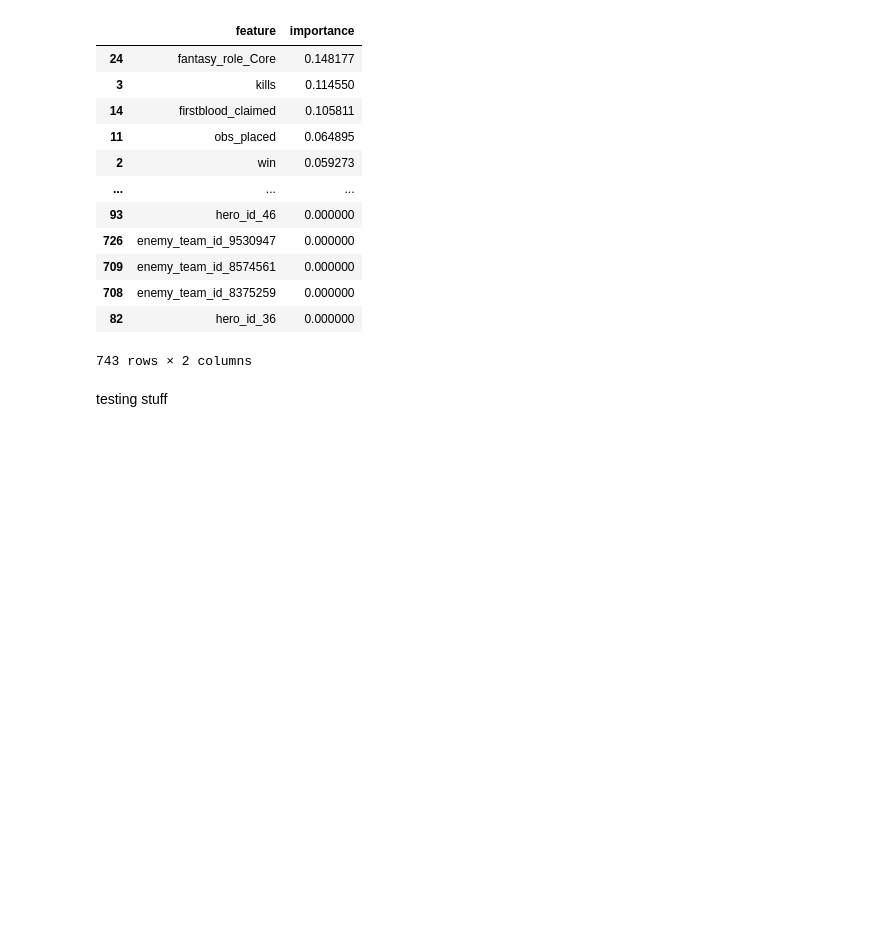
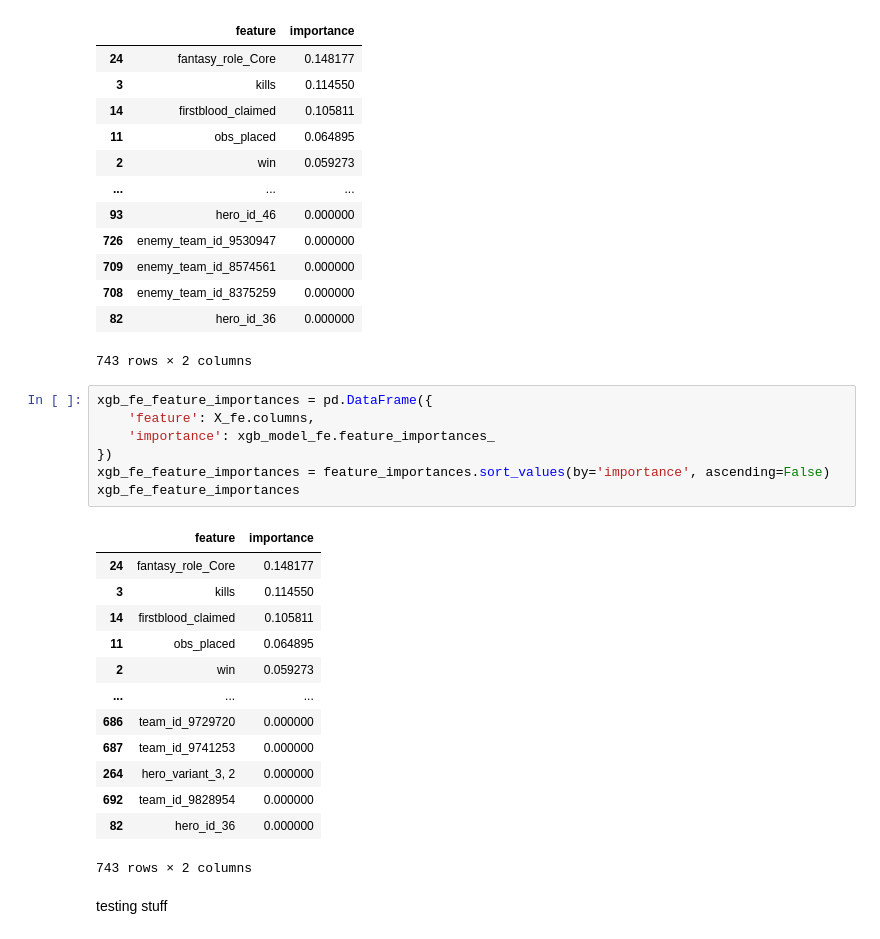
Before and after one commit to Burny101/dota-fantasy, a Jupyter notebook: model_prep.ipynb, the cells around one changed output. Drawn from its saved outputs; the diff is of its cells as text; blank space fills up the shorter version.

Commit message:
Add Feature Imporance for each model

```diff
--- a/model_prep.ipynb
+++ b/model_prep.ipynb
@@ -304,6 +304,27 @@ feature_importances
 | 708 | enemy_team_id_8375259 | 0.000000 |
 | 82 | hero_id_36 | 0.000000 |
 743 rows × 2 columns
+# %%
+xgb_fe_feature_importances = pd.DataFrame({
+    'feature': X_fe.columns,
+    'importance': xgb_model_fe.feature_importances_
+})
+xgb_fe_feature_importances = feature_importances.sort_values(by='importance', ascending=False)
+xgb_fe_feature_importances
+# %% [output]
+|  | feature | importance |
+| 24 | fantasy_role_Core | 0.148177 |
+| 3 | kills | 0.114550 |
+| 14 | firstblood_claimed | 0.105811 |
+| 11 | obs_placed | 0.064895 |
+| 2 | win | 0.059273 |
+| ... | ... | ... |
+| 686 | team_id_9729720 | 0.000000 |
+| 687 | team_id_9741253 | 0.000000 |
+| 264 | hero_variant_3, 2 | 0.000000 |
+| 692 | team_id_9828954 | 0.000000 |
+| 82 | hero_id_36 | 0.000000 |
+743 rows × 2 columns
 # %% [markdown]
 testing stuff
 # %%
```
Also changed, not shown: parts of 2 cells of this notebook.
